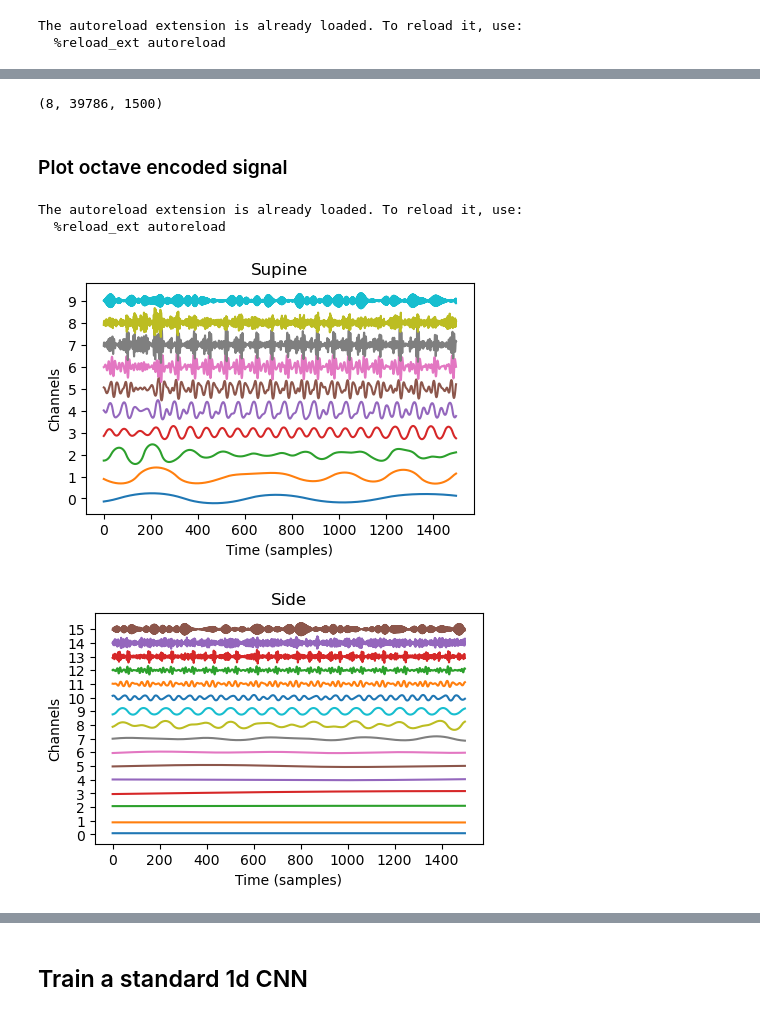
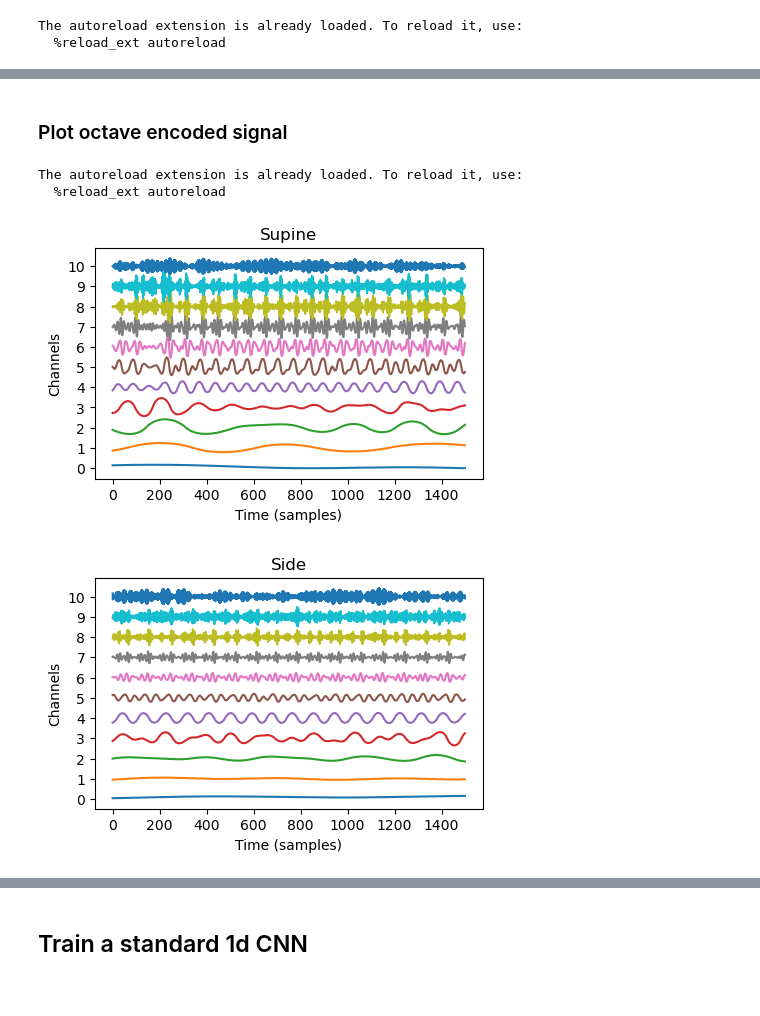
Before and after one commit to ResmedMichaelB/deepdive23, a Jupyter notebook: new_ml_approach/examples/position_clf.ipynb, the cells around one changed output, grey strips where cells are left out. Cells and saved outputs as stored; diff of their text form; code cells hidden in the pictures.

```diff
--- a/new_ml_approach/examples/position_clf.ipynb
+++ b/new_ml_approach/examples/position_clf.ipynb
@@ -30,7 +30,7 @@ json_files = glob.glob(os.path.join(folder_path,'*.json'))
 sig_tensor, target_tensor, subject_names = load_sig_tensor(
     json_files,epoch_size = 60,epoch_step = 30,
     sample_rate = 25, input_signals=input_signals,
-    target_signal=target_signal, levels =10,
+    target_signal=target_signal,
     dataset='s9',
     )
 # %% [output]
@@ -62,7 +61,3 @@ ValueError: need at least one array to concatenate
-# %%
-sig_tensor1['Flow'].shape
-# %% [output]
-(8, 39786, 1500)
 # %%
 
 sig_tensor['Flow']=np.concatenate([sig_tensor['Flow'], sig_tensor1['Flow']], axis = 1)
@@ -74,12 +69,12 @@ sig_tensor1=[]
 # %%
 %load_ext autoreload
 %autoreload 2
 from helpers.plotting import plot_oct
 
-plot_oct(sig_tensor['Flow'][0:10,5,:],np.where(target_tensor[3]==1,'Supine','Side'))
+plot_oct(sig_tensor['Flow'][:,5,:],np.where(target_tensor[3]==1,'Supine','Side'))
 plot_oct(sig_tensor['Flow'][:,500,:],np.where(target_tensor[300]==1,'Supine','Side'))
 # %% [output]
 The autoreload extension is already loaded. To reload it, use:
   %reload_ext autoreload
-[figure, old version]
+[figure, new version]
-[figure, old version]
+[figure, new version]
```
Also changed, not shown: parts of 22 cells of this notebook, 17 other files.
